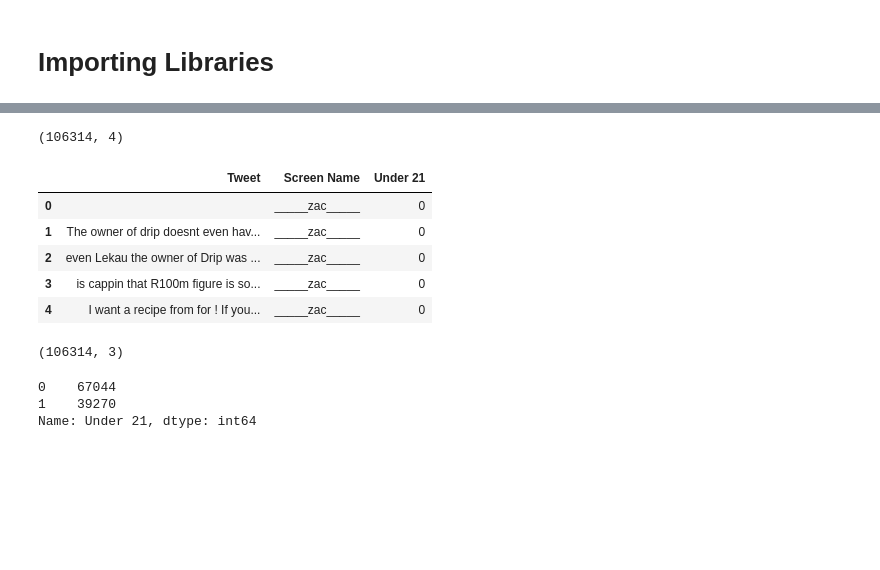
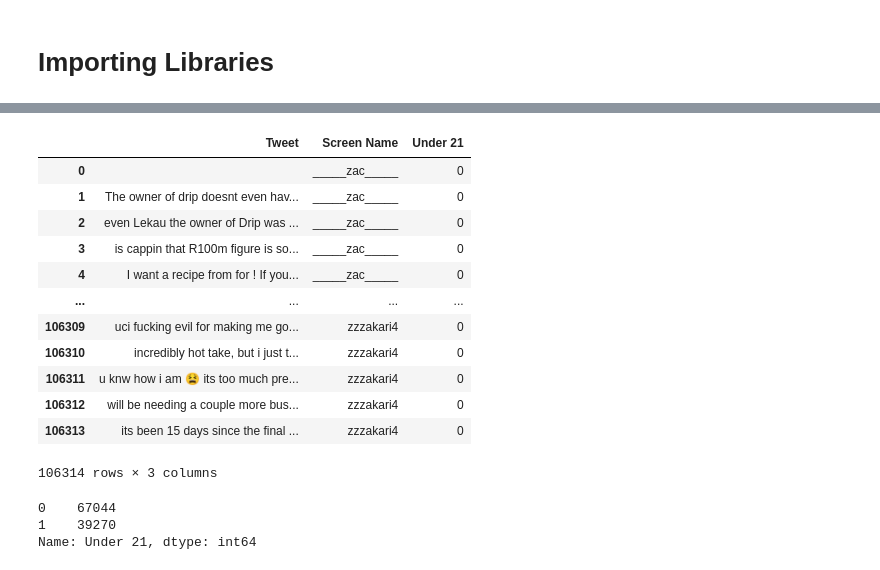
Before and after one commit to MinhNguyen99AI/CS640AI-Demographics-Prediction, a Jupyter notebook: agePrediction.ipynb, the cells around one changed output, grey strips where cells are left out. Drawn from its saved outputs; the diff is of its cells as text; code cells hidden in the pictures; blank space fills up the shorter version.

```diff
--- a/agePrediction.ipynb
+++ b/agePrediction.ipynb
@@ -73,20 +158,20 @@ df_initial.head()
-# %%
-df_initial.shape
-# %% [output]
-(106314, 4)
 # %%
-df = df_initial[["Tweet","Screen Name","Under 21"]]
+df_2 = df_initial[["Tweet","Screen Name","Under 21"]]
-# %%
-df.head()
-# %% [output]
-|  | Tweet | Screen Name | Under 21 |
-| 0 |  | _____zac_____ | 0 |
-| 1 | The owner of drip doesnt even hav... | _____zac_____ | 0 |
-| 2 | even Lekau the owner of Drip was ... | _____zac_____ | 0 |
-| 3 | is cappin that R100m figure is so... | _____zac_____ | 0 |
-| 4 | I want a recipe from for ! If you... | _____zac_____ | 0 |
-# %%
-df.shape
-# %% [output]
-(106314, 3)
+# %%
+df_2.to_csv('Age_Tweets_Processed.csv', index=False)
+df_2
+# %% [output]
+|  | Tweet | Screen Name | Under 21 |
+| 0 |  | _____zac_____ | 0 |
+| 1 | The owner of drip doesnt even hav... | _____zac_____ | 0 |
+| 2 | even Lekau the owner of Drip was ... | _____zac_____ | 0 |
+| 3 | is cappin that R100m figure is so... | _____zac_____ | 0 |
+| 4 | I want a recipe from for ! If you... | _____zac_____ | 0 |
+| ... | ... | ... | ... |
+| 106309 | uci fucking evil for making me go... | zzzakari4 | 0 |
+| 106310 | incredibly hot take, but i just t... | zzzakari4 | 0 |
+| 106311 | u knw how i am 😫 its too much pre... | zzzakari4 | 0 |
+| 106312 | will be needing a couple more bus... | zzzakari4 | 0 |
+| 106313 | its been 15 days since the final ... | zzzakari4 | 0 |
+106314 rows × 3 columns
 # %%
```
Also changed, not shown: parts of 64 cells of this notebook.
